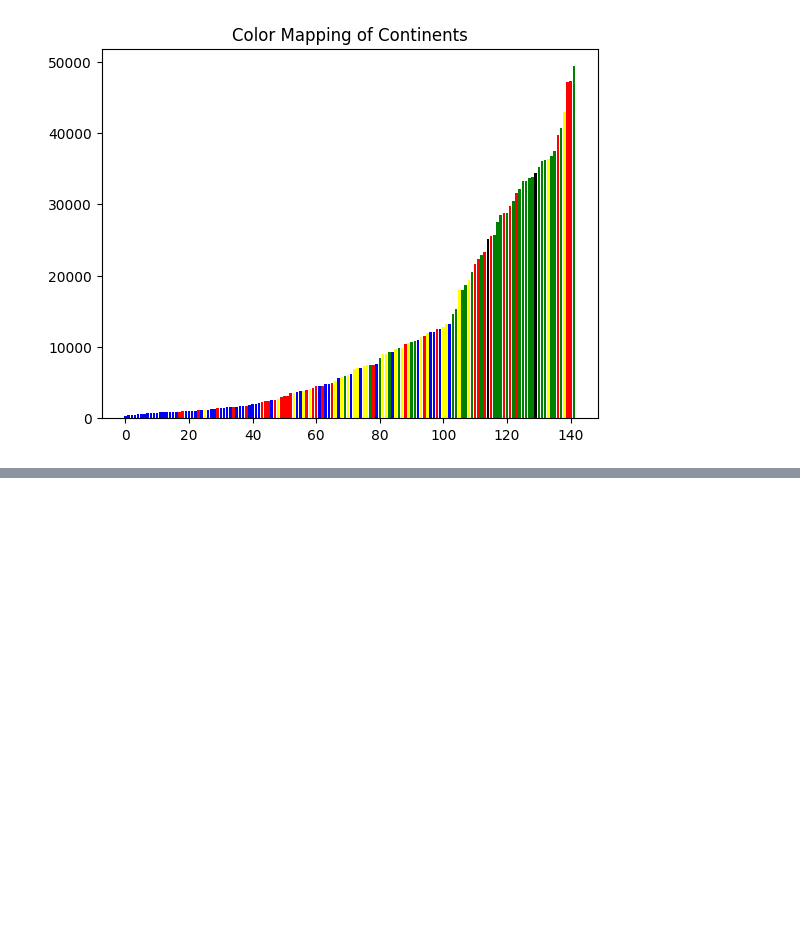
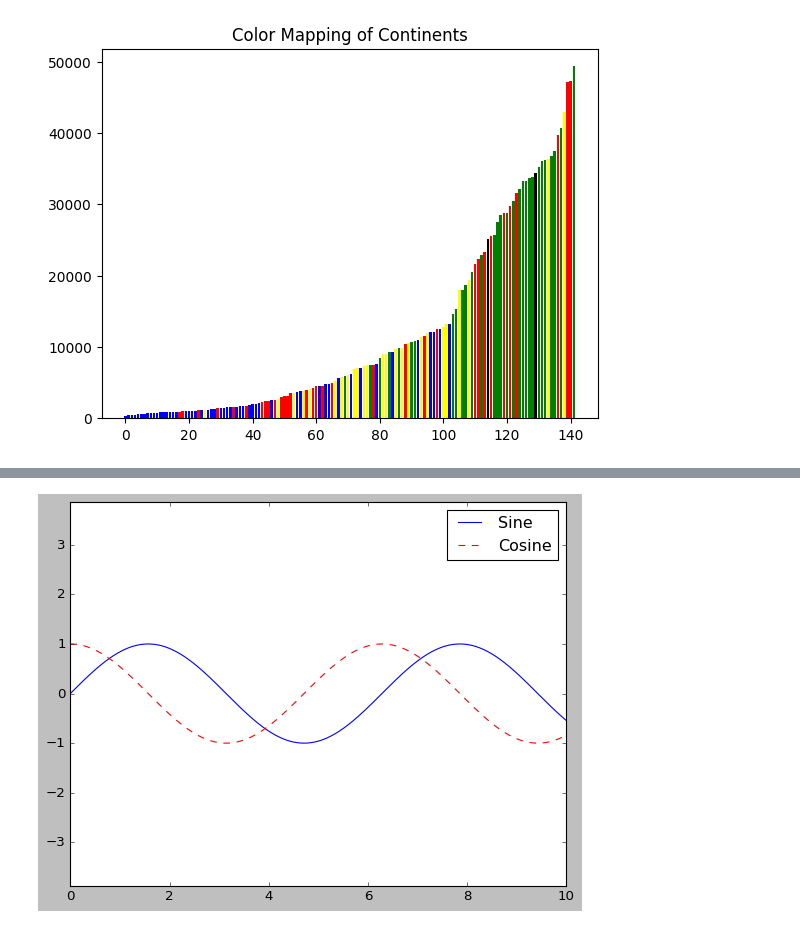
Before and after one commit to codingCells/Resources, a Jupyter notebook: refVisualization.ipynb, the cells around one changed output, grey strips where cells are left out. Cells and saved outputs as stored; diff of their text form; code cells hidden in the pictures; blank space fills up the shorter version.

```diff
--- a/refVisualization.ipynb
+++ b/refVisualization.ipynb
@@ -162,0 +175,14 @@ plt.show()
+# %%
+#third way to plot multiple f(x) on a graph
+fig, ax = plt.subplots()
+
+ax.plot(x, np.sin(x), '-b', label='Sine')
+ax.plot(x, np.cos(x), '--r', label='Cosine')
+ax.axis('equal')  # changing the plot dimensions to make xmax-xmin = ymax-ymin
+leg = ax.legend();
+
+#ax.legend(frameon=False, loc='lower center', ncol=2)
+#ax.legend(fancybox=True, framealpha=1, shadow=True, borderpad=1)
+#
+# %% [output]
+[figure, added]
```
Also changed, not shown: parts of 6 cells of this notebook.
